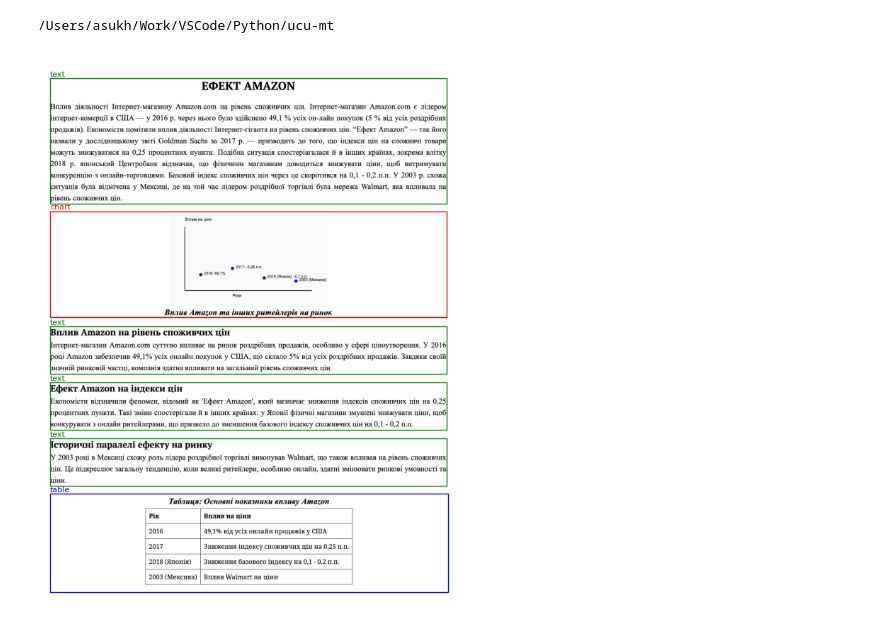
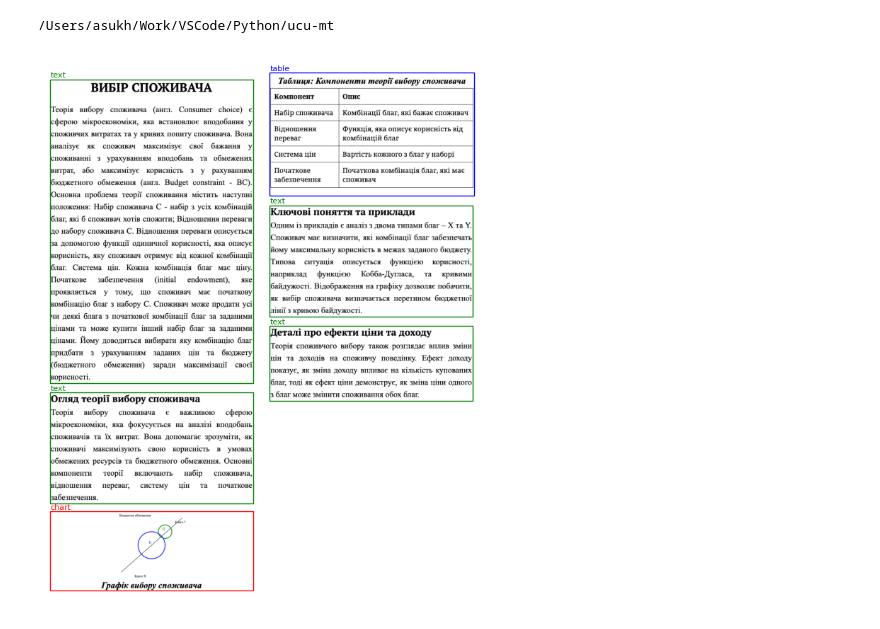
Before and after one commit to ansu0122/ucu-mt, a Jupyter notebook: src/doclab.ipynb, the cells around one changed output. Drawn from its saved outputs; the diff is of its cells as text; code cells hidden in the pictures.

```diff
--- a/src/doclab.ipynb
+++ b/src/doclab.ipynb
@@ -13,5 +10,8 @@ data = dg.read_jsonl("dataset/metadata.jsonl")
-# %%
-doc = data[-12]
-dv.visualize_grounding(os.path.join('dataset',doc["image"]), doc["grounding"])
-# %% [output]
-[figure, removed]
+# %%
+dataset = dd.download_dataset()
+
+example = dataset["train"][-1]
+# %%
+dv.visualize_grounding(example.get("image"), example["grounding"])
+# %% [output]
+[figure, added]
```
Also changed, not shown: parts of 2 cells of this notebook, 2 other files.
